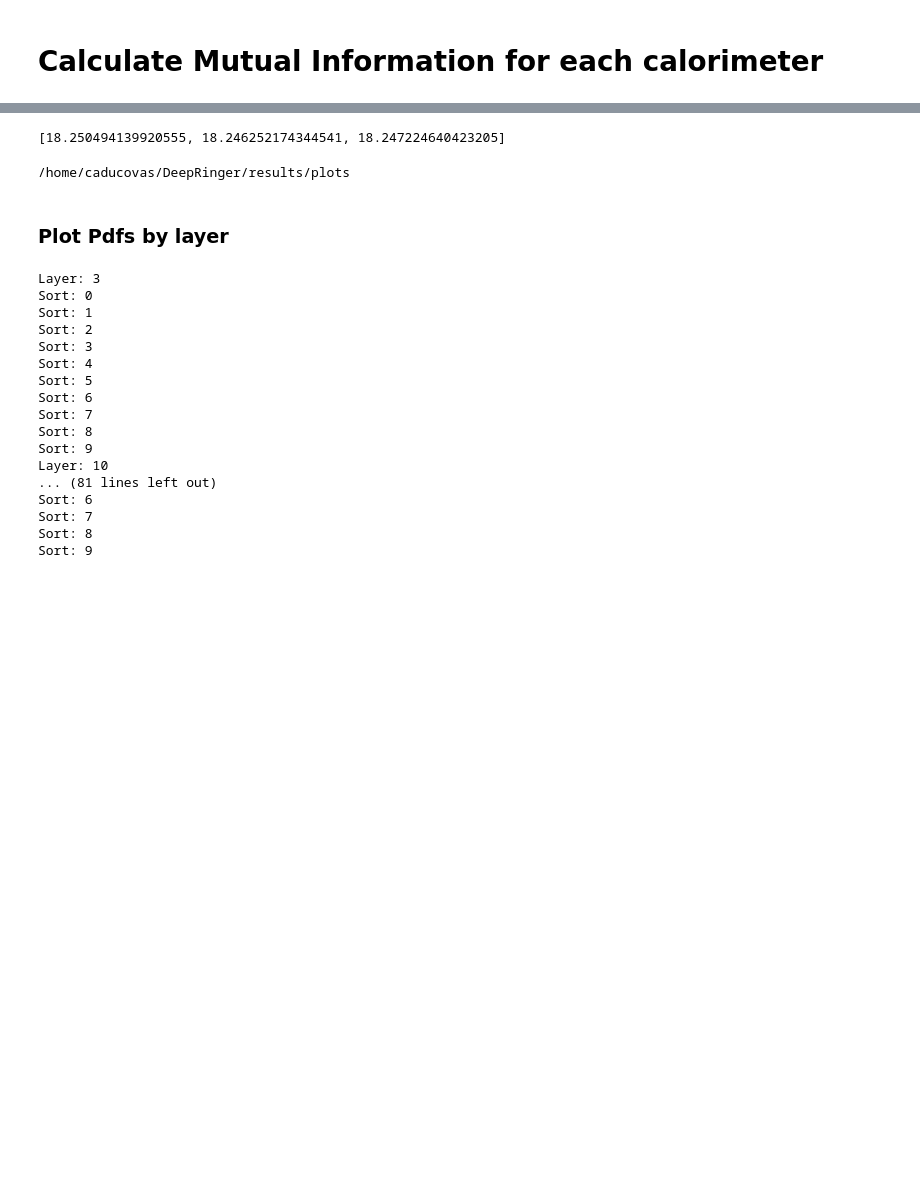
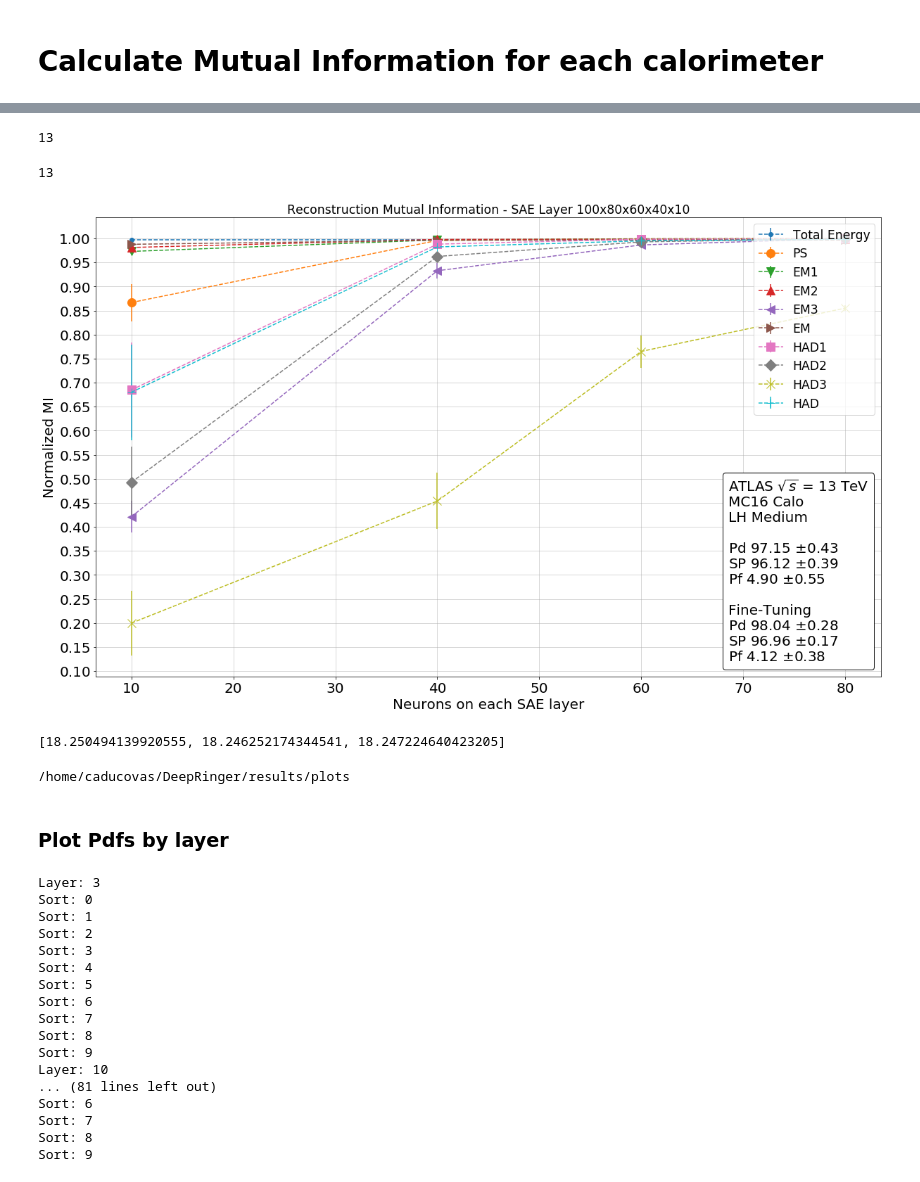
Before and after one commit to kaducovas/DeepRinger, a Jupyter notebook: notebooks/DeepRinger - SAE-Analysis - Layer1-V3-teste.ipynb, the cells around one changed output, grey strips where cells are left out. Cells and saved outputs as stored; diff of their text form; code cells hidden in the pictures; blank space fills up the shorter version.

```diff
--- a/notebooks/DeepRinger - SAE-Analysis - Layer1-V3-teste.ipynb
+++ b/notebooks/DeepRinger - SAE-Analysis - Layer1-V3-teste.ipynb
@@ -251,7 +733,7 @@ propagate = {}
 prediction = {}
 
 layers = ['100x40']#['100x100','100x90','100x85','100x70','100x55','100x40','100x25','100x10','100x3']
-dirin='/home/caducovas/DeepRinger/data/run_layer1/adam1/'
+dirin='/home/caducovas/DeepRinger/data/run_layer1/adam_80/'
 
 for layer in layers:
     print "Layer: "+str(layer)
@@ -588,0 +1104,4 @@ NameError: name 'neurons' is not defined
+# %%
+len(sp_std)
+# %% [output]
+13
@@ -589,3 +1129,64 @@ NameError: name 'neurons' is not defined
+# %%
+kl_HAD=[0.27313199981323655,0.46087442570298232,0.47087442570298232, 0.86163074336912493, 0.93791867729681044, 0.96147464994732235, 0.99115593177449723, 0.99524545728814484, 0.99843959916787983, 0.99845627232204404, 0.9984420255805222, 0.99868150177478032, 0.9999193301226702]
+# %%
+len(kl_HAD_std)
+# %% [output]
+13
+# %%
+import matplotlib.patches as mpatches
+from mpl_toolkits.axes_grid.axes_grid import AxesGrid
+from mpl_toolkits.axes_grid.anchored_artists import AnchoredText
+fig, ax1 = plt.subplots(figsize=(20, 12))
+#ax2 = ax1.twinx()
+#ax1.errorbar(neurons, y=kl_mean, yerr=kl_std)
+
+#plt.plot(neurons,kl_mean)
+ax1.errorbar(neurons, y=kl_tot, yerr=kl_tot_std,marker=".",markersize=12,linestyle='dashed')
+ax1.errorbar(neurons, y=kl_PS, yerr=kl_PS_std,marker="o",markersize=12,linestyle='dashed')
+ax1.errorbar(neurons, y=kl_EM1, yerr=kl_EM1_std,marker="v",markersize=12,linestyle='dashed')
+ax1.errorbar(neurons, y=kl_EM2, yerr=kl_EM2_std,marker="^",markersize=12,linestyle='dashed')
+ax1.errorbar(neurons, y=kl_EM3, yerr=kl_EM3_std,marker="<",markersize=12,linestyle='dashed')
+ax1.errorbar(neurons, y=kl_EM, yerr=kl_EM_std,marker=">",markersize=12,linestyle='dashed')
+ax1.errorbar(neurons, y=kl_HAD1, yerr=kl_HAD1_std,marker="s",markersize=12,linestyle='dashed')
+ax1.errorbar(neurons, y=kl_HAD2, yerr=kl_HAD2_std,marker="D",markersize=12,linestyle='dashed')
+ax1.errorbar(neurons, y=kl_HAD3, yerr=kl_HAD3_std,marker="x",markersize=12,linestyle='dashed')
+ax1.errorbar(neurons, y=kl_HAD, yerr=kl_HAD_std,marker="+",markersize=12,linestyle='dashed')
+
+#ax2.errorbar(neurons, y=sp, yerr=sp_std,markersize=12)
+
+#plt.title('Reconstruction KL Div - Layer 1',fontsize= 'xx-large')
+plt.title('Reconstruction Mutual Information - SAE Layer 100x80x60x40x10',fontsize= 'xx-large')
+ax1.set_ylabel('Normalized MI',fontsize=20)
+#ax2.set_ylabel('SP',fontsize=20)
+ax1.set_xlabel('Neurons on each SAE layer',fontsize=20)
+ax1.tick_params(axis='both',labelsize=20)
+ax1.tick_params(axis='both',labelsize=20)
+ax1.legend(['Total Energy','PS','EM1','EM2','EM3','EM','HAD1','HAD2','HAD3','HAD'], loc=1,fontsize = 'xx-large')
+#ax2.legend(['SP'], loc='center right',fontsize = 'xx-large')
+#ax1.legend(['KL'], loc=1,fontsize = 'xx-large')
+axes = plt.gca()
+#ylim = axes.get_ylim()
+
+at = AnchoredText(r'ATLAS $\sqrt{s}$ = 13 TeV'+"\nMC16 Calo\nLH Medium\n\nPd 97.15 $\pm$0.43\nSP 96.12 $\pm$0.39\nPf 4.90 $\pm$0.55\n\nFine-Tuning\nPd 98.04 $\pm$0.28\nSP 96.96 $\pm$0.17\nPf 4.12 $\pm$0.38 ",
+                  prop=dict(size=20), frameon=True,
+                  loc=4,
+                  )
+at.patch.set_boxstyle("round,pad=0.,rounding_size=0.2")
+ax1.add_artist(at)
+
+
+import matplotlib.ticker as ticker
+ax1.yaxis.set_major_locator(ticker.MultipleLocator(0.05))
+#ax2.yaxis.set_major_locator(ticker.MultipleLocator(1))
+
+plt.grid(linestyle='-', linewidth=0.5)
+#axes.set_ylim(ylim)
+#plt.savefig(dirout+'40X20_kl_recons_anel.png')
+plt.show()
+#fig.savefig(dirout+'reconstruction_mutual_info_comparsion2.png')
+#fig.savefig(dirout+'reconstruction.png')
+# %% [output]
+[figure, added]
 # %%
 kl_tot
 # %% [output]
```
Also changed, not shown: parts of 21 cells of this notebook, 5 other files.
